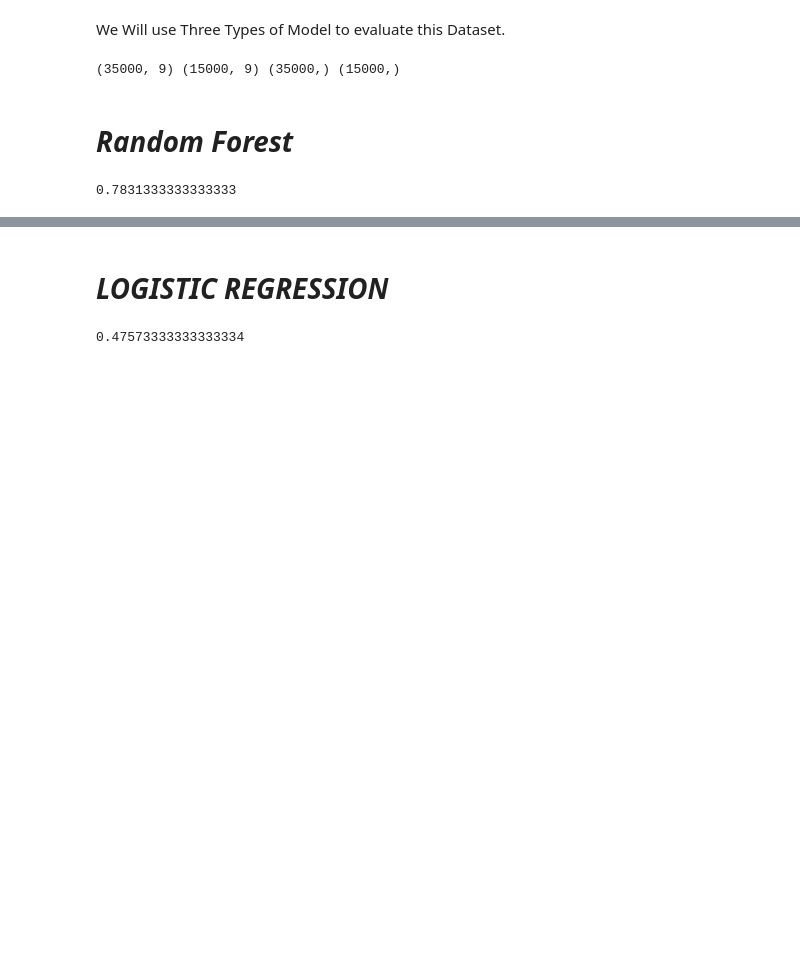
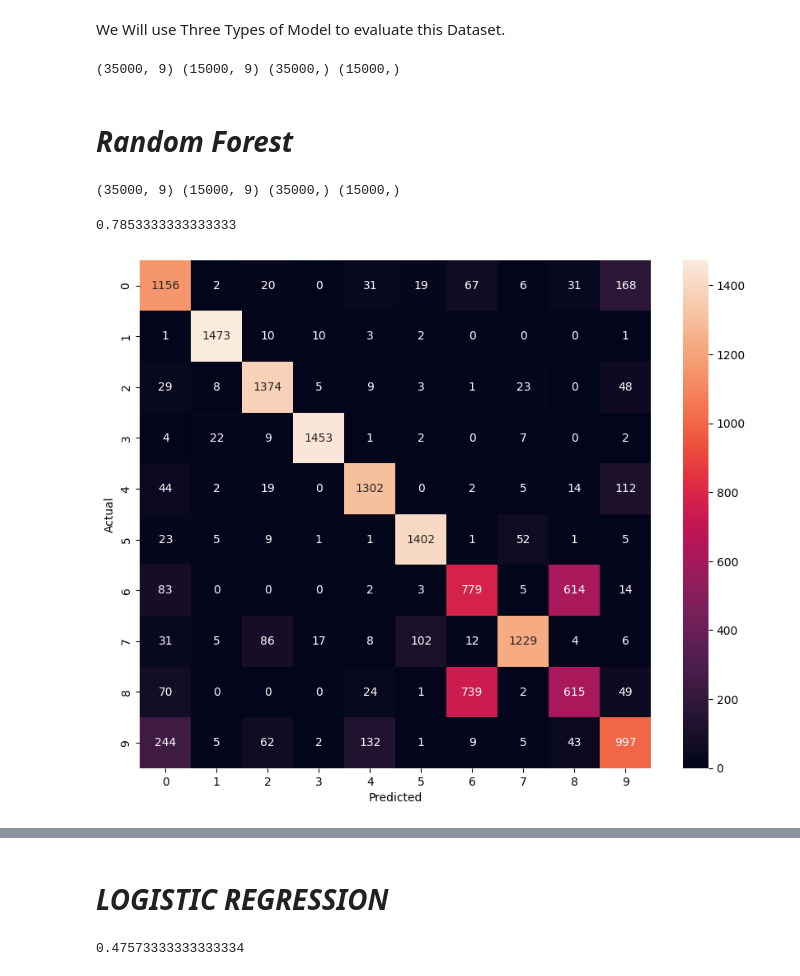
Before and after one commit to tofa19/DMML-Project, a Jupyter notebook: Music_Genre_Classification.ipynb, the cells around one changed output, grey strips where cells are left out. Cells and saved outputs as stored; diff of their text form; code cells hidden in the pictures; blank space fills up the shorter version.

```diff
--- a/Music_Genre_Classification.ipynb
+++ b/Music_Genre_Classification.ipynb
@@ -317,11 +317,30 @@ print(X_train.shape, X_test.shape, y_train.shape, y_test.shape)
 (35000, 9) (15000, 9) (35000,) (15000,)
 # %% [markdown]
 # ***Random Forest***
-# %%
-from sklearn.ensemble import RandomForestClassifier
-clf = RandomForestClassifier()
-clf.fit(X_train, y_train)
-y_pred = clf.predict(X_test)
-clf.score(X_test, y_test)
-# %% [output]
-0.7831333333333333
+# %%
+# Move data.dropna() before the train-test split
+data.dropna(how='any', inplace=True)
+from sklearn.model_selection import train_test_split
+X = data.drop(columns=['music_genre'])
+y = data['music_genre']
+
+X_train, X_test, y_train, y_test = train_test_split(X, y,test_size=0.3, stratify = y, random_state = 7)
+print(X_train.shape, X_test.shape, y_train.shape, y_test.shape)
+from sklearn.ensemble import RandomForestClassifier
+clf = RandomForestClassifier()
+clf.fit(X_train, y_train)
+y_pred_clf = clf.predict(X_test)
+clf.score(X_test, y_test)
+# %% [output]
+(35000, 9) (15000, 9) (35000,) (15000,)
+0.7853333333333333
+# %%
+from sklearn.metrics import confusion_matrix
+import seaborn as sns
+
+sns.heatmap(confusion_matrix(y_test, y_pred_clf), annot=True, fmt='d')
+plt.xlabel('Predicted')
+plt.ylabel('Actual')
+plt.show()
+# %% [output]
+[figure, added]
```
Also changed, not shown: parts of 17 cells of this notebook.
